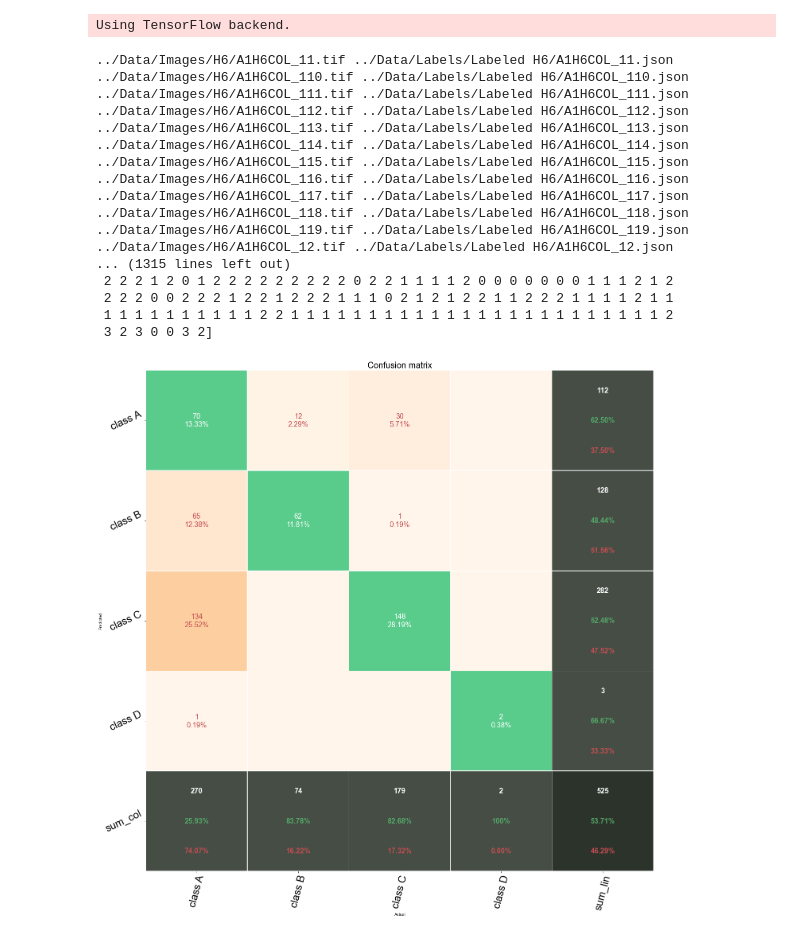
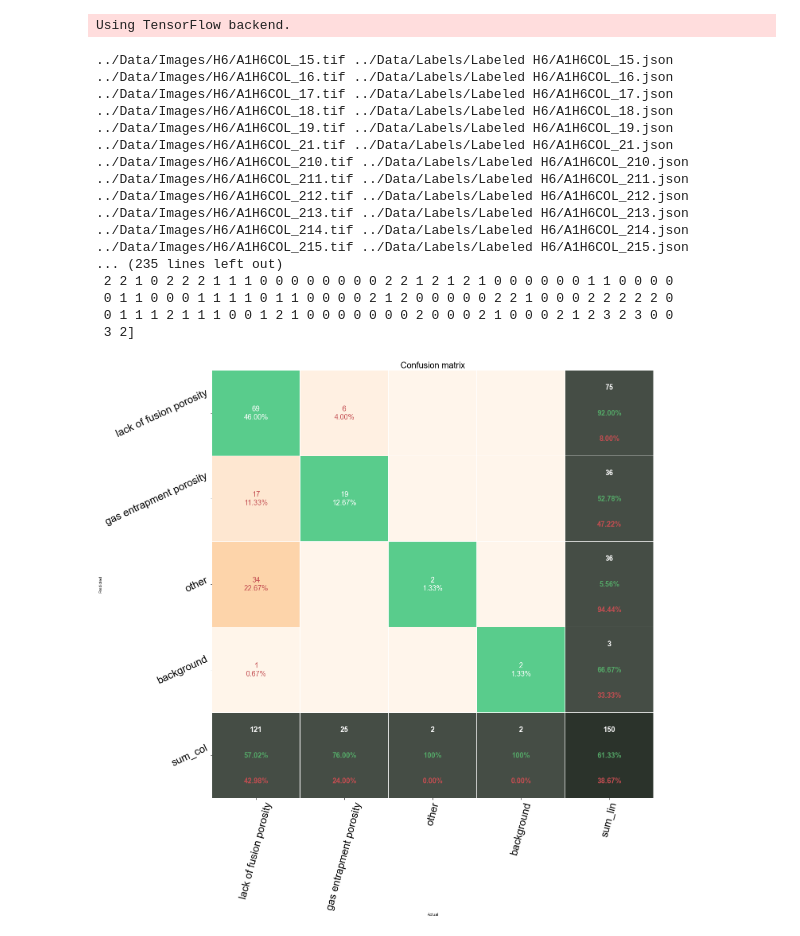
Before and after one commit to cabroderick/ML-AM-MQP, a Jupyter notebook: utils/confusion_matrix.ipynb, the cells around one changed output. Drawn from its saved outputs; the diff is of its cells as text; code cells hidden in the pictures.

Commit message:
Updated confusion_matrix.ipynb to include class names

```diff
--- a/utils/confusion_matrix.ipynb
+++ b/utils/confusion_matrix.ipynb
@@ -32,7 +32,7 @@ config = InferenceConfig()
 dataset = Model_Dataset()
 dataset.ROOT_IMG_DIR = '../Data/Images/'
 dataset.ROOT_ANNOTATION_DIR = '../Data/Labels/'
-dataset.IMG_DIRS = ['H6', 'J8', 'J0', 'J4', 'R0', 'R6', 'J4R', 'K0R']
+dataset.IMG_DIRS = ['H6']
 dataset.load_dataset(validation=True)
 dataset.prepare()
 
@@ -100,49 +100,51 @@ df.to_json(os.path.join(save_dir,"gt_pred_test.json"))
 
 #since in this notebook i didnt run the loop above, here is an example of plotting using manual generated vectors :
 #let 0 be the background class
 #gt_tot=[1,2,3,1,2,3,1,2,3,1,2,3,1,2,3,0,1,2,3,0,1,2,3,0,1,2,0]
 #pred_tot=[1,2,3,3,2,1,1,2,3,1,2,3,1,2,0,2,2,2,3,1,0,0,3,2,1,2,0]
 
 #supose we have 1 image containing the gt classes bellow :
 gt_class_id = np.array([1,2,3,1,2,3])
 #with the bbox :
 gt_bbox = np.array([np.array([10,100,20,200]),np.array([100,10,200,20]),np.array([110,15,220,25]),np.array([20,200,20,200]),
                     np.array([90,15,220,20]),np.array([100,10,150,20])])
 #and the model detected the classes :
 pred_class_id = np.array([2,3,2,3,2,3])
 #with the bbox :
 pred_bbox = np.array([np.array([100,10,200,20]),np.array([110,15,220,25]),np.array([90,15,220,20]),np.array([101,20,100,21]),
                     np.array([500,20,1,20]),np.array([100,10,150,20])])
 
 #for this image, the gt and pred lists are :
 gt, pred = utils.gt_pred_lists(gt_class_id, gt_bbox, pred_class_id, pred_bbox)
 gt_tot = np.append(gt_tot, gt)
 pred_tot = np.append(pred_tot, pred)
 
 print("ground truth list : ",gt_tot)
 print("predicted list : ",pred_tot)
 
 #here i didnt set the columns list, since in the code if columns is note specified
 #it generates automatically a list from "class A" to "class ..". in this example, class A should be the background
 #Note : class A is the backround in this example
-tp,fp,fn=utils.plot_confusion_matrix_from_data(gt_tot,pred_tot,fz=18, figsize=(20,20), lw=0.5)
+tp,fp,fn=utils.plot_confusion_matrix_from_data(gt_tot,pred_tot,
+                                               columns=['lack of fusion porosity', 'gas entrapment porosity', 'other', 'background'],
+                                               fz=18, figsize=(20,20), lw=0.5)
 # %% [output]
 Using TensorFlow backend.
-../Data/Images/H6/A1H6COL_11.tif ../Data/Labels/Labeled H6/A1H6COL_11.json
-../Data/Images/H6/A1H6COL_110.tif ../Data/Labels/Labeled H6/A1H6COL_110.json
-../Data/Images/H6/A1H6COL_111.tif ../Data/Labels/Labeled H6/A1H6COL_111.json
-../Data/Images/H6/A1H6COL_112.tif ../Data/Labels/Labeled H6/A1H6COL_112.json
-../Data/Images/H6/A1H6COL_113.tif ../Data/Labels/Labeled H6/A1H6COL_113.json
-../Data/Images/H6/A1H6COL_114.tif ../Data/Labels/Labeled H6/A1H6COL_114.json
-../Data/Images/H6/A1H6COL_115.tif ../Data/Labels/Labeled H6/A1H6COL_115.json
-../Data/Images/H6/A1H6COL_116.tif ../Data/Labels/Labeled H6/A1H6COL_116.json
-../Data/Images/H6/A1H6COL_117.tif ../Data/Labels/Labeled H6/A1H6COL_117.json
-../Data/Images/H6/A1H6COL_118.tif ../Data/Labels/Labeled H6/A1H6COL_118.json
-../Data/Images/H6/A1H6COL_119.tif ../Data/Labels/Labeled H6/A1H6COL_119.json
-../Data/Images/H6/A1H6COL_12.tif ../Data/Labels/Labeled H6/A1H6COL_12.json
-... (1315 lines left out)
- 2 2 2 1 2 0 1 2 2 2 2 2 2 2 2 2 0 2 2 1 1 1 1 2 0 0 0 0 0 0 0 1 1 1 2 1 2
- 2 2 2 0 0 2 2 2 1 2 2 1 2 2 2 1 1 1 0 2 1 2 1 2 2 1 1 2 2 2 1 1 1 1 2 1 1
- 1 1 1 1 1 1 1 1 1 1 2 2 1 1 1 1 1 1 1 1 1 1 1 1 1 1 1 1 1 1 1 1 1 1 1 1 2
- 3 2 3 0 0 3 2]
+../Data/Images/H6/A1H6COL_15.tif ../Data/Labels/Labeled H6/A1H6COL_15.json
+../Data/Images/H6/A1H6COL_16.tif ../Data/Labels/Labeled H6/A1H6COL_16.json
+../Data/Images/H6/A1H6COL_17.tif ../Data/Labels/Labeled H6/A1H6COL_17.json
+../Data/Images/H6/A1H6COL_18.tif ../Data/Labels/Labeled H6/A1H6COL_18.json
+../Data/Images/H6/A1H6COL_19.tif ../Data/Labels/Labeled H6/A1H6COL_19.json
+../Data/Images/H6/A1H6COL_21.tif ../Data/Labels/Labeled H6/A1H6COL_21.json
+../Data/Images/H6/A1H6COL_210.tif ../Data/Labels/Labeled H6/A1H6COL_210.json
+../Data/Images/H6/A1H6COL_211.tif ../Data/Labels/Labeled H6/A1H6COL_211.json
+../Data/Images/H6/A1H6COL_212.tif ../Data/Labels/Labeled H6/A1H6COL_212.json
+../Data/Images/H6/A1H6COL_213.tif ../Data/Labels/Labeled H6/A1H6COL_213.json
+../Data/Images/H6/A1H6COL_214.tif ../Data/Labels/Labeled H6/A1H6COL_214.json
+../Data/Images/H6/A1H6COL_215.tif ../Data/Labels/Labeled H6/A1H6COL_215.json
+... (235 lines left out)
+ 2 2 1 0 2 2 2 1 1 1 0 0 0 0 0 0 0 0 2 2 1 2 1 2 1 0 0 0 0 0 0 1 1 0 0 0 0
+ 0 1 1 0 0 0 1 1 1 1 0 1 1 0 0 0 0 2 1 2 0 0 0 0 0 2 2 1 0 0 0 2 2 2 2 2 0
+ 0 1 1 1 2 1 1 1 0 0 1 2 1 0 0 0 0 0 0 0 2 0 0 0 2 1 0 0 0 2 1 2 3 2 3 0 0
+ 3 2]
-[figure, old version]
+[figure, new version]
```
Also changed, not shown: parts of 1 cell of this notebook.
